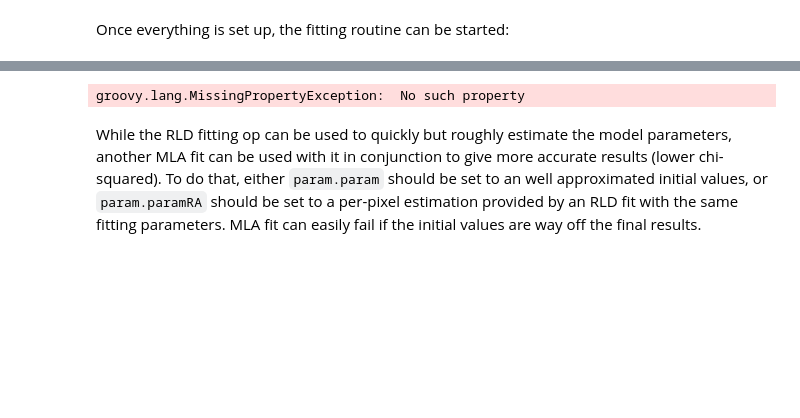
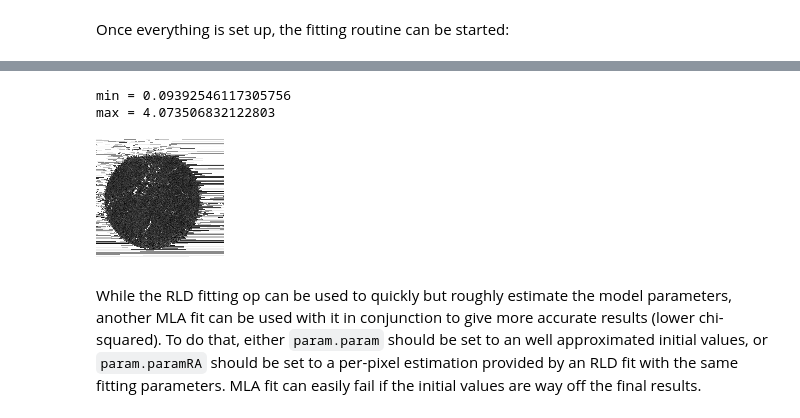
Before and after one commit to flimlib/flimj-ops, a Jupyter notebook: notebooks/Demo.ipynb, the cells around one changed output, grey strips where cells are left out. Saved outputs shown, nothing was run; the diff lists cells and outputs as text; code cells hidden in the pictures; blank space fills up the shorter version.

```diff
--- a/notebooks/Demo.ipynb
+++ b/notebooks/Demo.ipynb
@@ -206,10 +203,17 @@ It will generate an image of the same size as the input dataset in every dimensi
 # %%
-// show the TAUs of channel 12
-tFixed = op.transform().hyperSliceView(rldFitted, 3, 12)
-sample = op.transform().hyperSliceView(tFixed, 2, 2)
-nb.display(sample)
+// show the TAU's (index 2) of channel 12
+tFixed = op.transform().hyperSliceView(rldFitted, channelAxis, 12)
+sample = op.transform().hyperSliceView(tFixed, lifetimeAxis, 2)
+
+println("min = " + ij.op().stats().min(sample))
+println("max = " + ij.op().stats().max(sample))
+sample
+// display clamped values
+nb.display(sample, 0.1, 0.9)
 # %% [output]
-groovy.lang.MissingPropertyException:  No such property
+min = 0.09392546117305756
+max = 4.073506832122803
+[figure, added]
 # %% [markdown]
 While the RLD fitting op can be used to quickly but roughly estimate the model parameters, another MLA fit can be used with it in conjunction to give more accurate results (lower chi-squared). To do that, either `param.param` should be set to an well approximated initial values, or `param.paramRA` should be set to a per-pixel estimation provided by an RLD fit with the same fitting parameters. MLA fit can easily fail if the initial values are way off the final results.
 # %%
```
Also changed, not shown: parts of 15 cells of this notebook.
